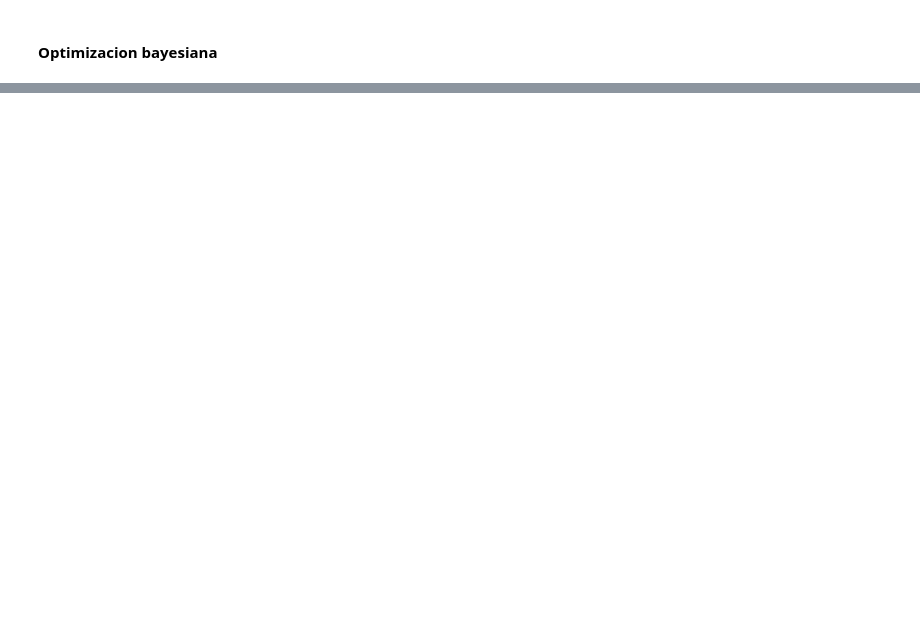
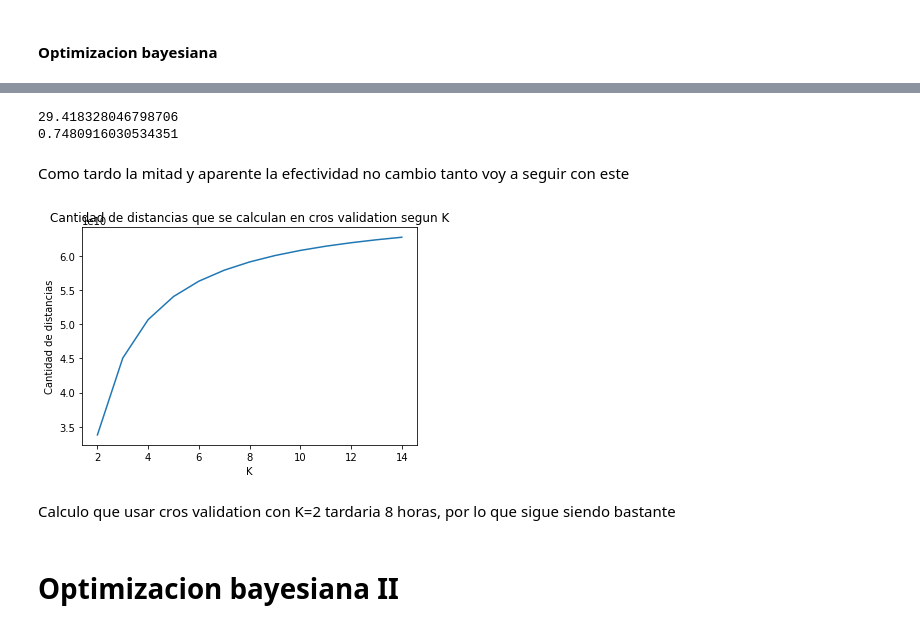
Before and after one commit to GuidoBergman/Datos---TP2-, a Jupyter notebook: KNN.ipynb, the cells around one changed output, grey strips where cells are left out. Saved outputs shown, nothing was run; the diff lists cells and outputs as text; code cells hidden in the pictures; blank space fills up the shorter version.

```diff
--- a/KNN.ipynb
+++ b/KNN.ipynb
@@ -111,12 +107,0 @@ x_train, x_test, y_train, y_test = train_test_split(train_values_short,
-# %%
-vecinos=[5,10,15,20]
-scores = []
-
-for k in vecinos:
-    knn = KNeighborsClassifier(weights="distance",metric=hassanat,n_neighbors=k)
-    knn.fit(x_train, y_train.values.ravel())
-    start = time.time()
-    prediction = knn.predict(x_test)
-    stop = time.time()
-    print(stop - start)
-    scores.append(f1_score(y_test, prediction, average='micro'))
@@ -189,0 +219,32 @@ optimizer.maximize(
+# %%
+factores = np.array([1, 1, 1, 1, 1, 1, 1, 1, 1, 1, 1, 10]).astype('double')
+knn = KNeighborsClassifier(weights="distance",n_neighbors=15,
+metric=hassanat1, metric_params={'factores':factores})
+knn.fit(x_train, y_train.values.ravel())
+start = time.time()
+prediction = knn.predict(x_test)
+stop = time.time()
+print(stop-start)
+print(f1_score(y_test, prediction, average='micro'))
+# %% [output]
+29.418328046798706
+0.7480916030534351
+# %% [markdown]
+Como tardo la mitad y aparente la efectividad no cambio tanto voy a seguir con este
+# %%
+cant_distancias = []
+for k in range(2,15):
+    tamanio_folds = 260000/k
+    cant_distancias.append(tamanio_folds * tamanio_folds * (k-1) *k)
+
+plt.plot(range(2,15), cant_distancias)
+plt.title('Cantidad de distancias que se calculan en cros validation segun K')
+plt.xlabel('K')
+plt.ylabel('Cantidad de distancias')
+plt.show()
+# %% [output]
+[figure, added]
+# %% [markdown]
+Calculo que usar cros validation con K=2 tardaria 8 horas, por lo que sigue siendo bastante
+# %% [markdown]
+# Optimizacion bayesiana II
```
Also changed, not shown: parts of 27 cells of this notebook, 1 other file.
